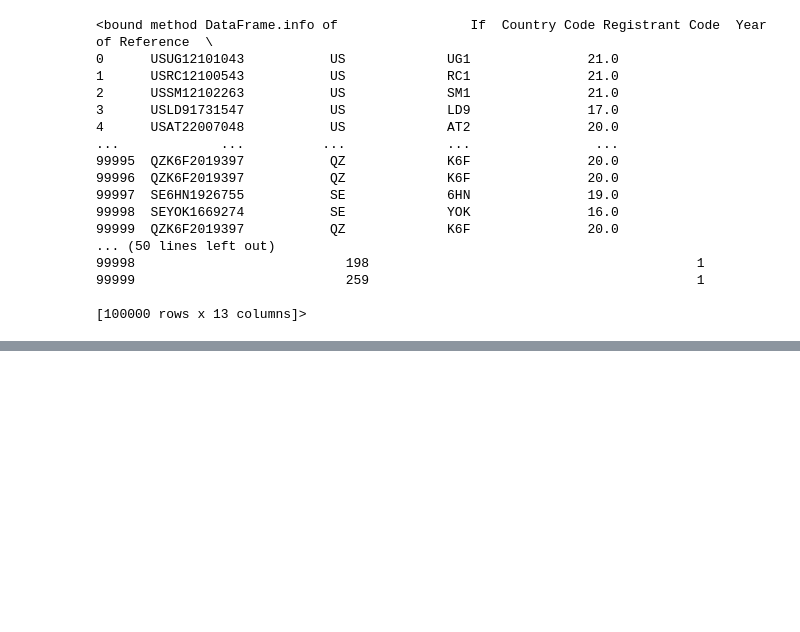
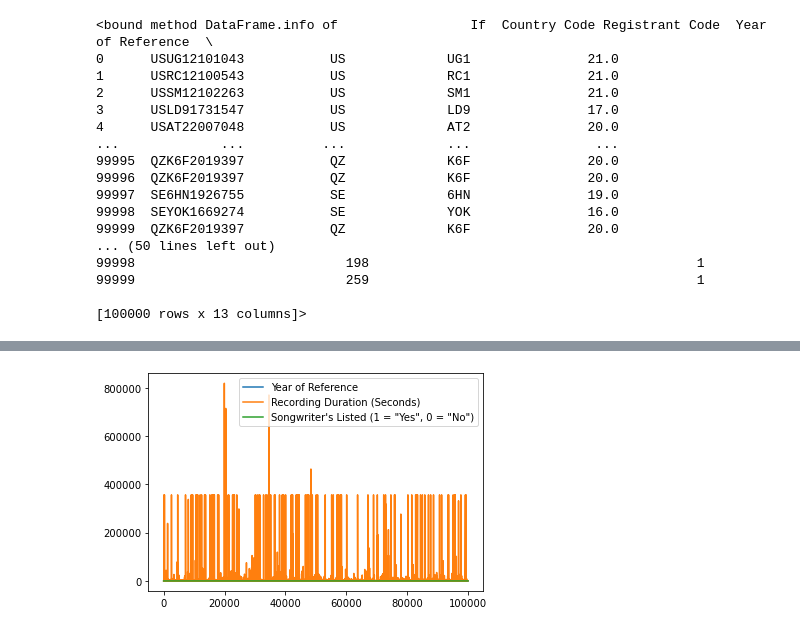
Before and after one commit to LJRollerII/mlc-project-napster, a Jupyter notebook: notebooks/MLC_Project.ipynb, the cells around one changed output, grey strips where cells are left out. Drawn from its saved outputs; the diff is of its cells as text; code cells hidden in the pictures; blank space fills up the shorter version.

```diff
--- a/notebooks/MLC_Project.ipynb
+++ b/notebooks/MLC_Project.ipynb
@@ -68,0 +98,4 @@ mlc.info
+# %%
+mlc.plot();
+# %% [output]
+[figure, added]
```
Also changed, not shown: parts of 9 cells of this notebook.
